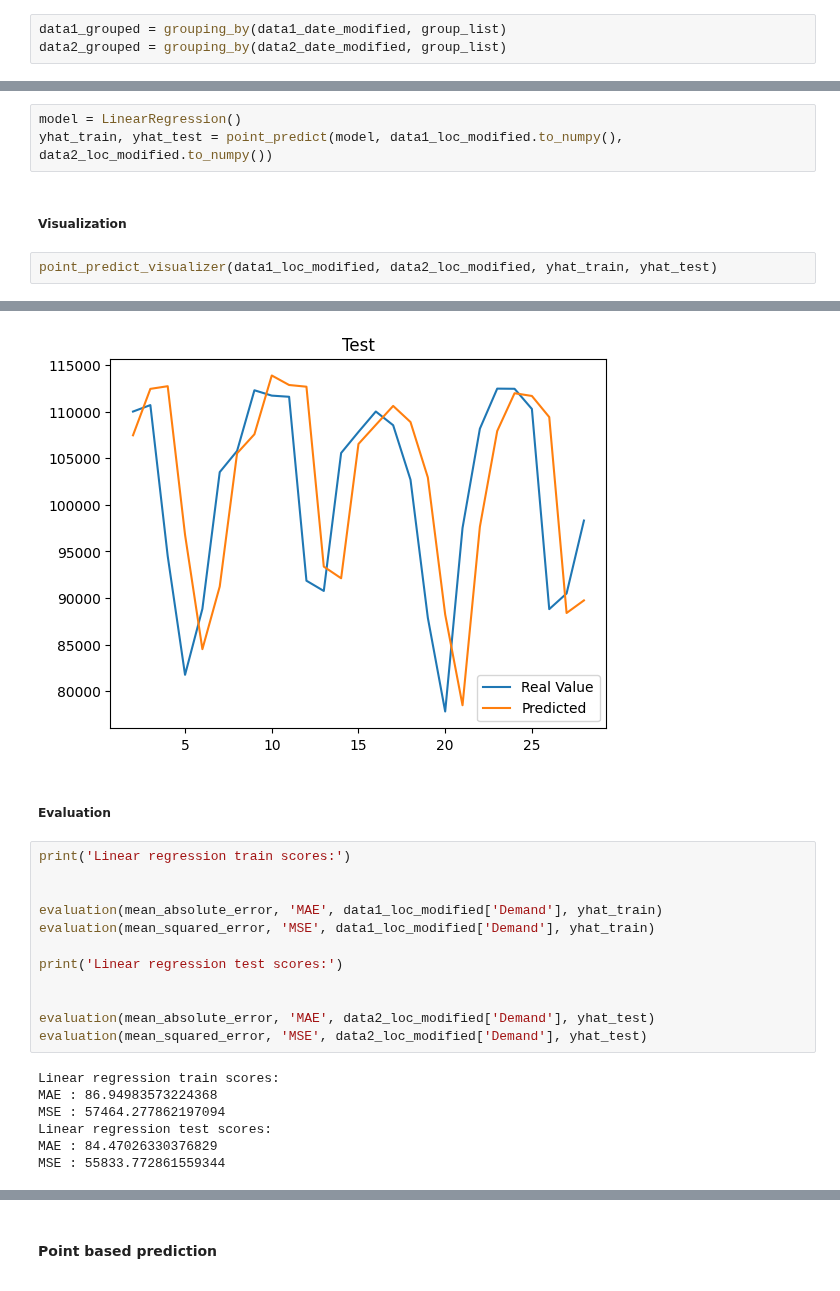
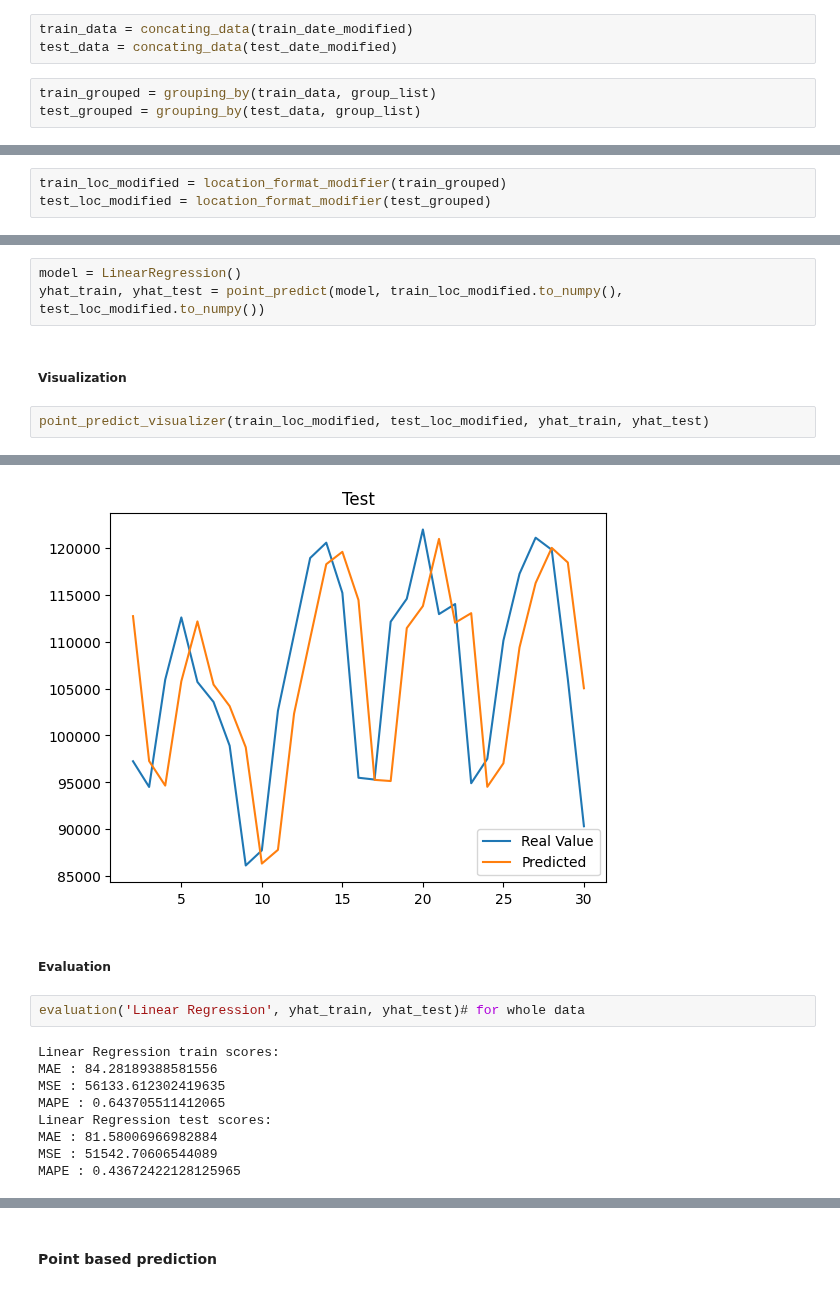
Before and after one commit to danaeis/shoofer-demand-prediction, a Jupyter notebook: Shoojer_phase_1 (ML).ipynb, the cells around one changed output, grey strips where cells are left out. Saved outputs shown, nothing was run; the diff lists cells and outputs as text.

Commit message:
3 files for train 1 for test, RMSE for each loc, SVR has problem

```diff
--- a/Shoojer_phase_1 (ML).ipynb
+++ b/Shoojer_phase_1 (ML).ipynb
@@ -183,3 +266,6 @@ data2_date_modified = date_format_modifier(data2)
+# %%
+train_data = concating_data(train_date_modified)
+test_data = concating_data(test_date_modified)
 # %%
-data1_grouped = grouping_by(data1_date_modified, group_list)
-data2_grouped = grouping_by(data2_date_modified, group_list)
+train_grouped = grouping_by(train_data, group_list)
+test_grouped = grouping_by(test_data, group_list)
@@ -196 +272,4 @@ sample_size = 0.6
+# %%
+train_loc_modified = location_format_modifier(train_grouped)
+test_loc_modified = location_format_modifier(test_grouped)
 # %% [markdown]
@@ -199,9 +278,9 @@ sample_size = 0.6
 #### Point based prediction
 # %%
 model = LinearRegression()
-yhat_train, yhat_test = point_predict(model, data1_loc_modified.to_numpy(), data2_loc_modified.to_numpy())
+yhat_train, yhat_test = point_predict(model, train_loc_modified.to_numpy(), test_loc_modified.to_numpy())
 # %% [markdown]
 ##### Visualization
 # %%
-point_predict_visualizer(data1_loc_modified, data2_loc_modified, yhat_train, yhat_test)
+point_predict_visualizer(train_loc_modified, test_loc_modified, yhat_train, yhat_test)
 # %% [output]
@@ -209,22 +288,14 @@ point_predict_visualizer(data1_loc_modified, data2_loc_modified, yhat_train, yha
-[figure, old version]
+[figure, new version]
 # %% [markdown]
 ##### Evaluation
-# %%
-print('Linear regression train scores:')
-
-
-evaluation(mean_absolute_error, 'MAE', data1_loc_modified['Demand'], yhat_train)
-evaluation(mean_squared_error, 'MSE', data1_loc_modified['Demand'], yhat_train)
-
-print('Linear regression test scores:')
-
-
-evaluation(mean_absolute_error, 'MAE', data2_loc_modified['Demand'], yhat_test)
-evaluation(mean_squared_error, 'MSE', data2_loc_modified['Demand'], yhat_test)
-# %% [output]
-Linear regression train scores:
-MAE : 86.94983573224368
-MSE : 57464.277862197094
-Linear regression test scores:
-MAE : 84.47026330376829
-MSE : 55833.772861559344
+# %%
+evaluation('Linear Regression', yhat_train, yhat_test)# for whole data
+# %% [output]
+Linear Regression train scores:
+MAE : 84.28189388581556
+MSE : 56133.612302419635
+MAPE : 0.643705511412065
+Linear Regression test scores:
+MAE : 81.58006966982884
+MSE : 51542.70606544089
+MAPE : 0.43672422128125965
```
Also changed, not shown: parts of 70 cells of this notebook.
